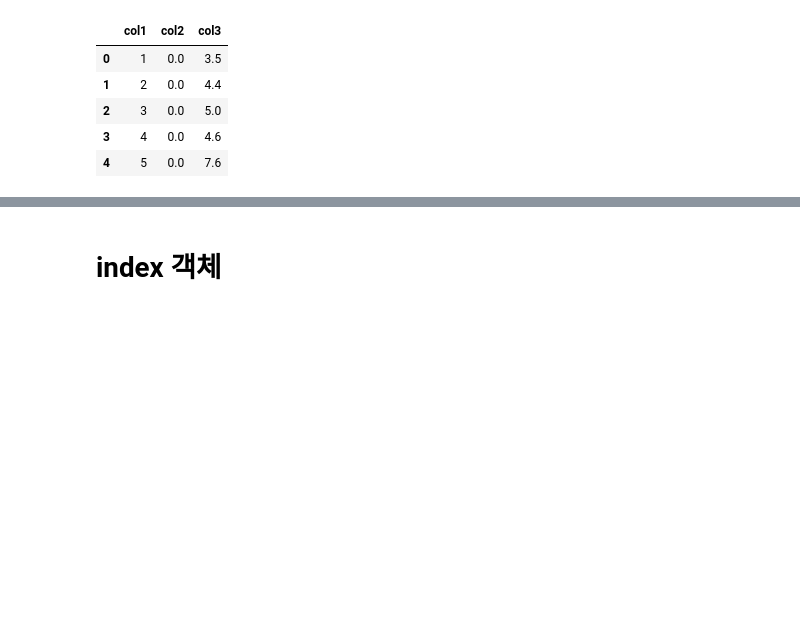
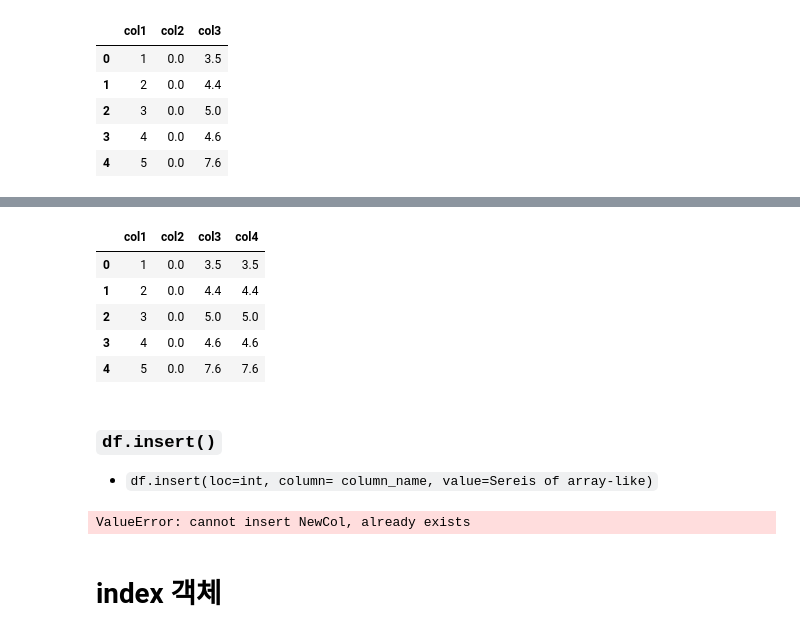
Before and after one commit to SeWonKwon/Pandas-Numpy, a Jupyter notebook: A05_Pandas Dtypes Index & Column.ipynb, the cells around one changed output, grey strips where cells are left out. Drawn from its saved outputs; the diff is of its cells as text; code cells hidden in the pictures; blank space fills up the shorter version.

```diff
--- a/A05_Pandas Dtypes Index & Column.ipynb
+++ b/A05_Pandas Dtypes Index & Column.ipynb
@@ -216,3 +230,22 @@ df
+# %%
+df.loc[:, 'col4'] = df['col3']
+df
+# %% [output]
+|  | col1 | col2 | col3 | col4 |
+| 0 | 1 | 0.0 | 3.5 | 3.5 |
+| 1 | 2 | 0.0 | 4.4 | 4.4 |
+| 2 | 3 | 0.0 | 5.0 | 5.0 |
+| 3 | 4 | 0.0 | 4.6 | 4.6 |
+| 4 | 5 | 0.0 | 7.6 | 7.6 |
+# %% [markdown]
+### `df.insert()`
+
+* `df.insert(loc=int, column= column_name, value=Sereis of array-like)`
+# %%
+df.insert(2, 'NewCol', list('AbCde'))
+df
+# %% [output]
+ValueError: cannot insert NewCol, already exists
 # %% [markdown]
 # index 객체
 # %% [markdown]
```
Also changed, not shown: parts of 38 cells of this notebook, 6 other files.
